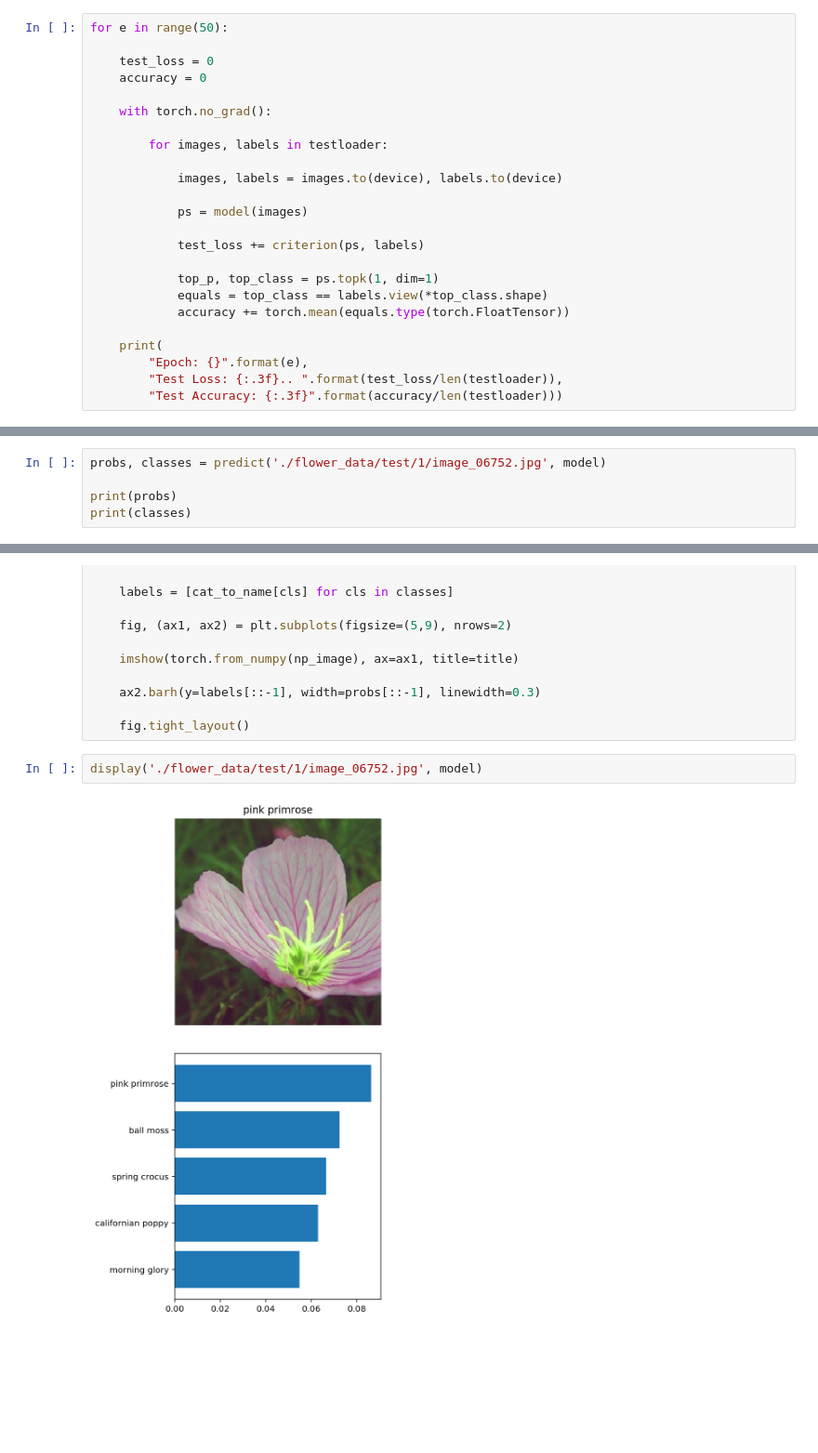
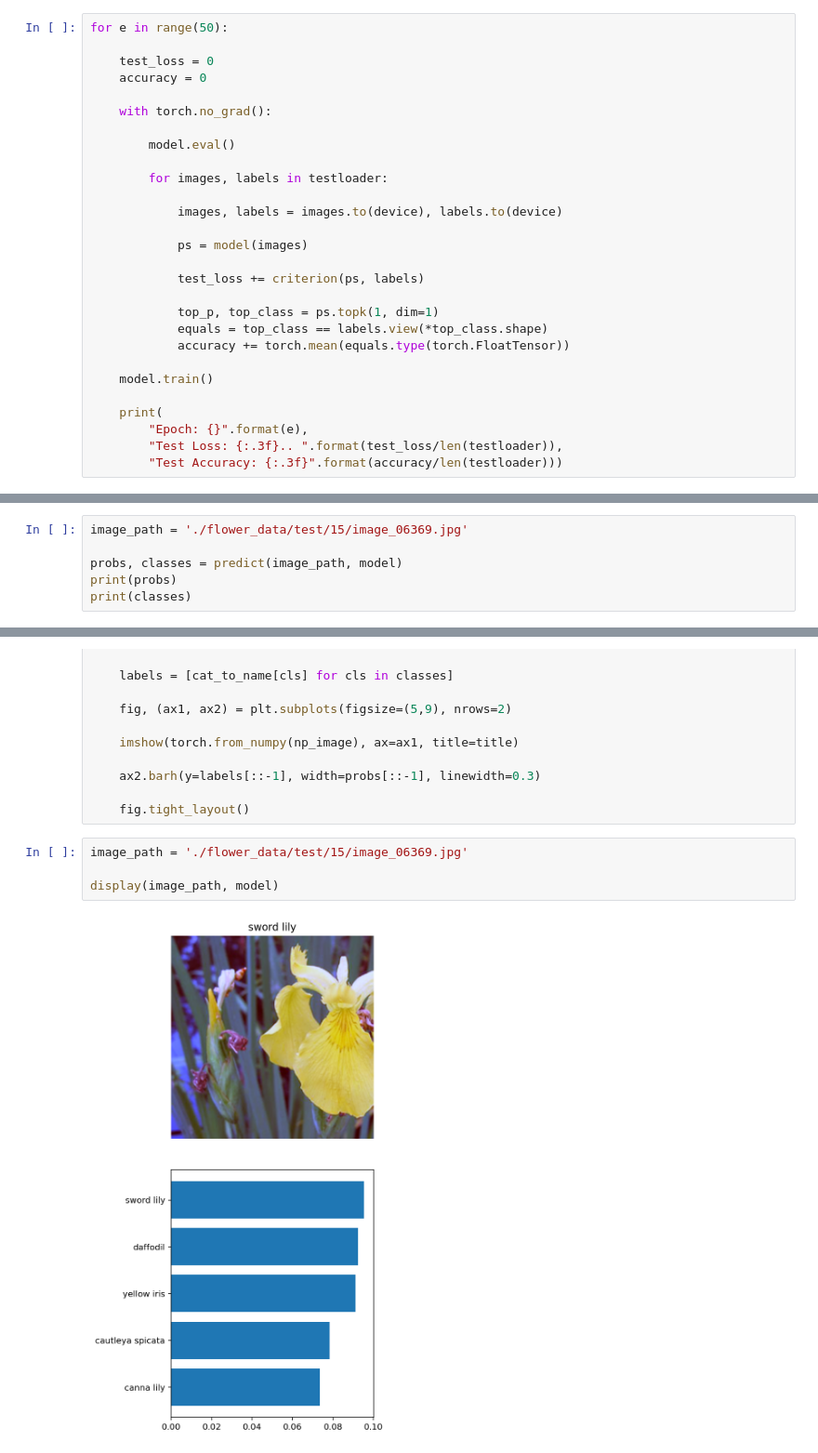
Before and after one commit to yufrances90/Image_Classifier, a Jupyter notebook: src/ICF.ipynb, the cells around one changed output, grey strips where cells are left out. Shown: that part at 93% size. Saved outputs shown, nothing was run; the diff lists cells and outputs as text; blank space fills up the shorter version.

```diff
--- a/src/ICF.ipynb
+++ b/src/ICF.ipynb
@@ -187,6 +223,8 @@ for e in range(50):
     accuracy = 0
 
     with torch.no_grad():
+
+        model.eval()
 
         for images, labels in testloader:
 
@@ -200,6 +238,8 @@ for e in range(50):
             equals = top_class == labels.view(*top_class.shape)
             accuracy += torch.mean(equals.type(torch.FloatTensor))
 
+    model.train()
+
     print(
         "Epoch: {}".format(e),
         "Test Loss: {:.3f}.. ".format(test_loss/len(testloader)),
@@ -403,8 +479,9 @@ def predict(image_path, model, topk=5):
 
         return (top_p/100).numpy().squeeze(), classes
 # %%
-probs, classes = predict('./flower_data/test/1/image_06752.jpg', model)
+image_path = './flower_data/test/15/image_06369.jpg'
 
+probs, classes = predict(image_path, model)
 print(probs)
 print(classes)
 # %% [output]
@@ -444,6 +521,8 @@ def display(image_path, model, topk=5):
 
     fig.tight_layout()
 # %%
-display('./flower_data/test/1/image_06752.jpg', model)
+image_path = './flower_data/test/15/image_06369.jpg'
+
+display(image_path, model)
 # %% [output]
-[figure, old version]
+[figure, new version]
```
Also changed, not shown: parts of 6 cells of this notebook.
